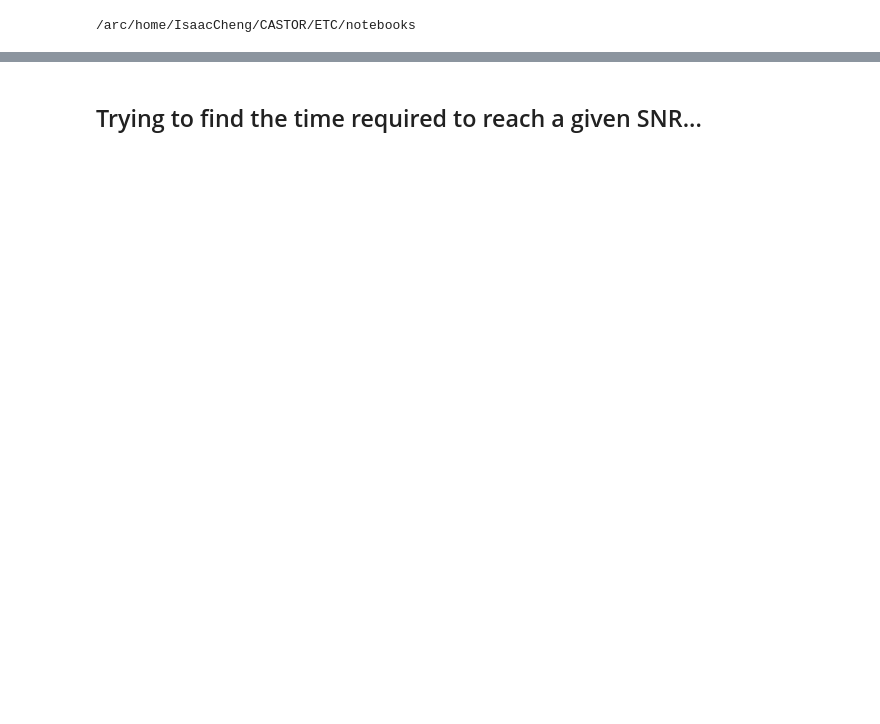
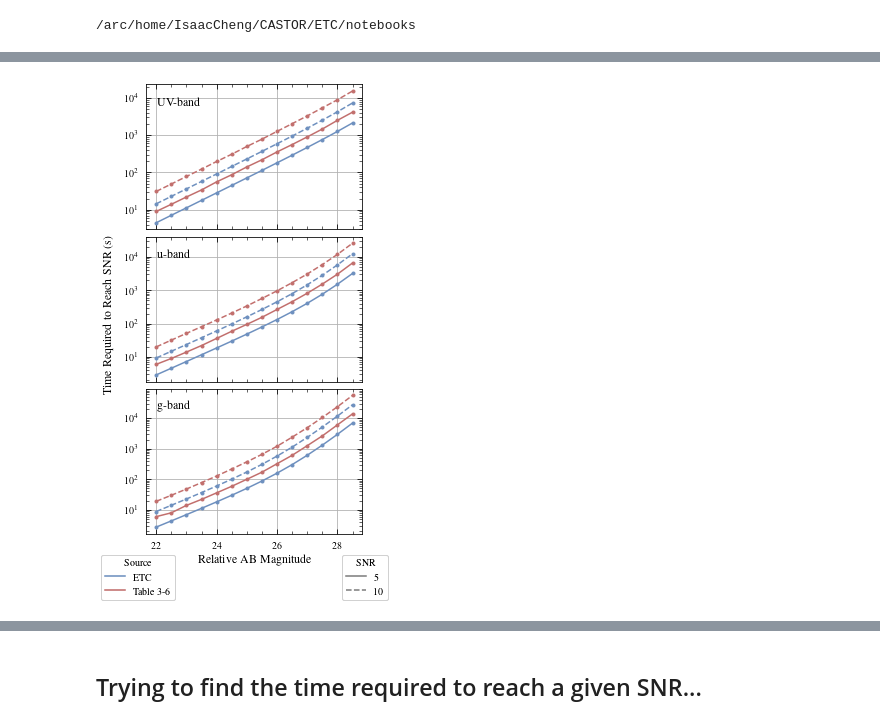
Before and after one commit to CASTOR-telescope/ETC, a Jupyter notebook: notebooks/snr_old.ipynb, the cells around one changed output, grey strips where cells are left out. Saved outputs shown, nothing was run; the diff lists cells and outputs as text; code cells hidden in the pictures; blank space fills up the shorter version.

```diff
--- a/notebooks/snr_old.ipynb
+++ b/notebooks/snr_old.ipynb
@@ -499,0 +357,5 @@ def calc_photon_energy(
+# %%
+for snr, df in t_lim.items():
+    print(f"TARGET SNR = {snr}")
+    display(df)
+    print(df.to_latex())
@@ -499,0 +464,11 @@ def calc_photon_energy(
+# %%
+#
+# Load Table 3-6
+#
+tab36 = pd.read_csv(
+    fp.DATAPATH + "SMS_table_3-6.txt",
+    sep=" ",
+    header=0,
+    comment="#",
+)
+tab36
@@ -499,0 +491,49 @@ def calc_photon_energy(
+# %%
+#
+# Plot
+#
+t_factor = 1  # multiply all times by this factor
+# t_lim = t_lim2
+for snr in t_lim:
+    t_lim[snr] *= t_factor
+plot_params = {
+    # Line styles for each SNR
+    "ls_5": "-",
+    "ls_10": "--",
+    # Colours for each band
+    "etc": sns.color_palette("vlag")[0],
+    "tab36": sns.color_palette("vlag")[-1],
+}
+import matplotlib as mpl
+fig, axs = plt.subplots(nrows=3, sharex=True, figsize=mpl.figure.figaspect(2))
+for band, ax in zip(PASSBANDS, axs):
+    for snr in TARGET_SNRS:
+        ls = plot_params[f"ls_{snr}"]
+        ax.plot(ab_mags, t_lim[snr][band], ls=ls, color=plot_params["etc"], marker=".")
+        ax.plot(tab36["mag"], tab36[f"{band}_{snr}"], ls=ls, color=plot_params["tab36"], marker=".")
+    if band == "uv":
+        band = band.upper()
+    ax.text(0.05, 0.86, band + "-band", c="k", ha="left", transform=ax.transAxes, fontsize=12)
+    ax.semilogy()
+fig.subplots_adjust(top=0.9, left=0.15, right=0.9, bottom=0.12, hspace=0.05)
+handles1 = [ax.plot([],[], color="grey", ls=plot_params[f"ls_{snr}"])[0] for snr in TARGET_SNRS]
+leg1 = fig.legend(handles=handles1, labels=TARGET_SNRS, loc="lower right", title="SNR")
+fig.add_artist(leg1)
+handles2 = [ax.plot([],[], color=plot_params[f"{source}"])[0] for source in ["etc", "tab36"]]
+leg2 = fig.legend(handles=handles2, labels=["ETC", "Table~3-6"], loc="lower left", title="Source")
+fig.add_artist(leg2)
+# fig.text(0.5, 0.05, "Relative AB Magnitude", ha="center", fontsize=12)
+ax.set_xlabel("Relative AB Magnitude", fontsize=12)
+fig.text(
+    0.0,
+    0.5,
+    "Time Required to Reach SNR (s)",
+    va="center",
+    rotation="vertical",
+    fontsize=12,
+)
+# fig.savefig(const.OUTPATH + f"all_snr_times_npix{NPIX:.2f}.pdf")
+fig.savefig(f"all_snr_times_npix{NPIX:.2f}_readnoise{params.READ_NOISE}_darkcurrent{dark_current}.pdf")
+plt.show()
+# %% [output]
+[figure, added]
```
Also changed, not shown: parts of 53 cells of this notebook, 4 other files.
